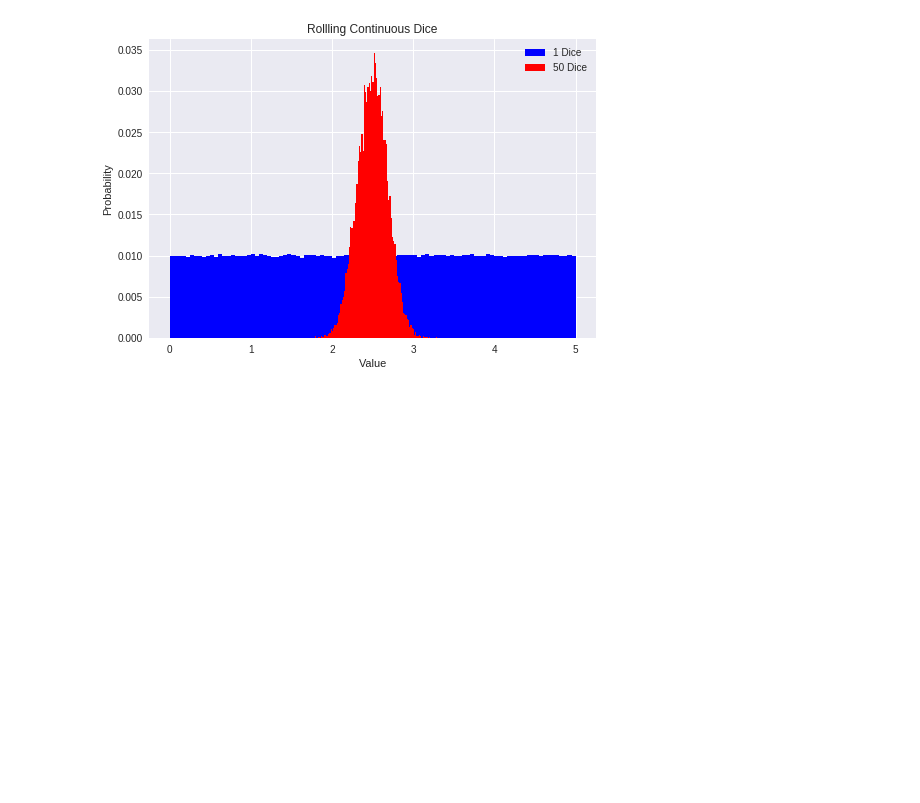
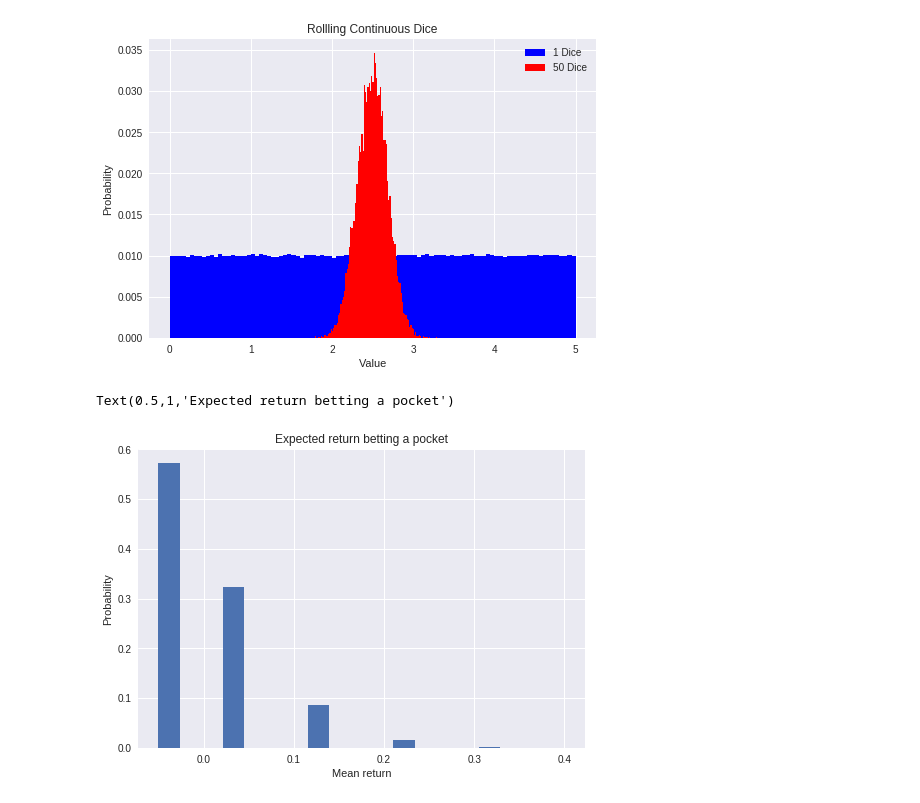
Before and after one commit to rainu1729/data-analysis, a Jupyter notebook: EDXcourse600_2x.ipynb, the cells around one changed output. Cells and saved outputs as stored; diff of their text form; code cells hidden in the pictures; blank space fills up the shorter version.

```diff
--- a/EDXcourse600_2x.ipynb
+++ b/EDXcourse600_2x.ipynb
@@ -1797,6 +1797,7 @@ def findPocketReturn(game,numTrials,trialSize,toPrint):
     numTrials : no of trials
     trailSize : no spins
     toPrint : if set to True prints info.
+    returns a list will the pocket for each trial
     '''
 
     pocketReturns =[]
@@ -2054,13 +2055,29 @@ plt.legend()
 [figure]
 # %%
 # Spinning roulette
+
+import numpy as np
+
+from matplotlib import pyplot as plt
 
 numTrials = 5000
 numSpins  = 20
 game   = FairRoulette()
 
 means = []
 
 for _ in range(numTrials):
 
-    means.append(findPocketReturn(game,1))
+    means.append(findPocketReturn(game,1,numSpins,False)[0]/numSpins)
+
+
+plt.hist(means,bins=19,weights=np.array(len(means)*[1])/len(means))
+
+plt.xlabel('Mean return')
+
+plt.ylabel('Probability')
+
+plt.title('Expected return betting a pocket')
+# %% [output]
+Text(0.5,1,'Expected return betting a pocket')
+[figure, added]
```
Also changed, not shown: parts of 1 cell of this notebook.
